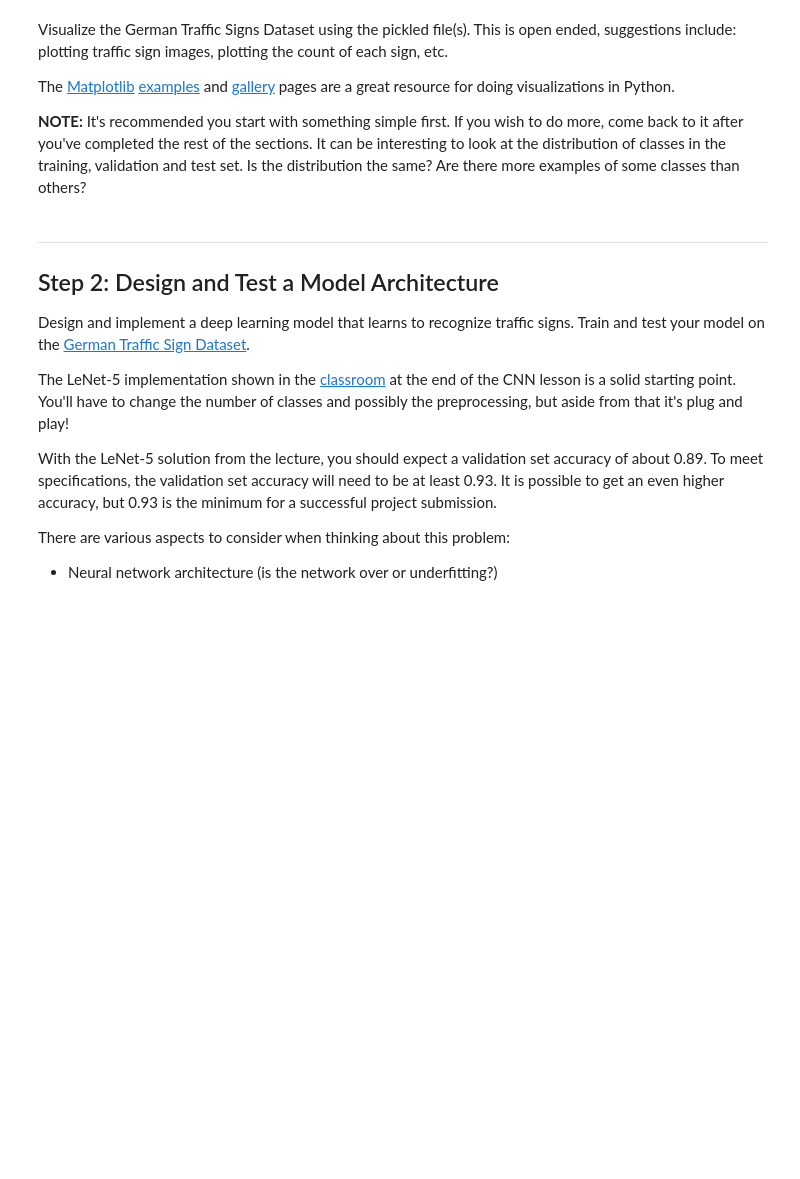
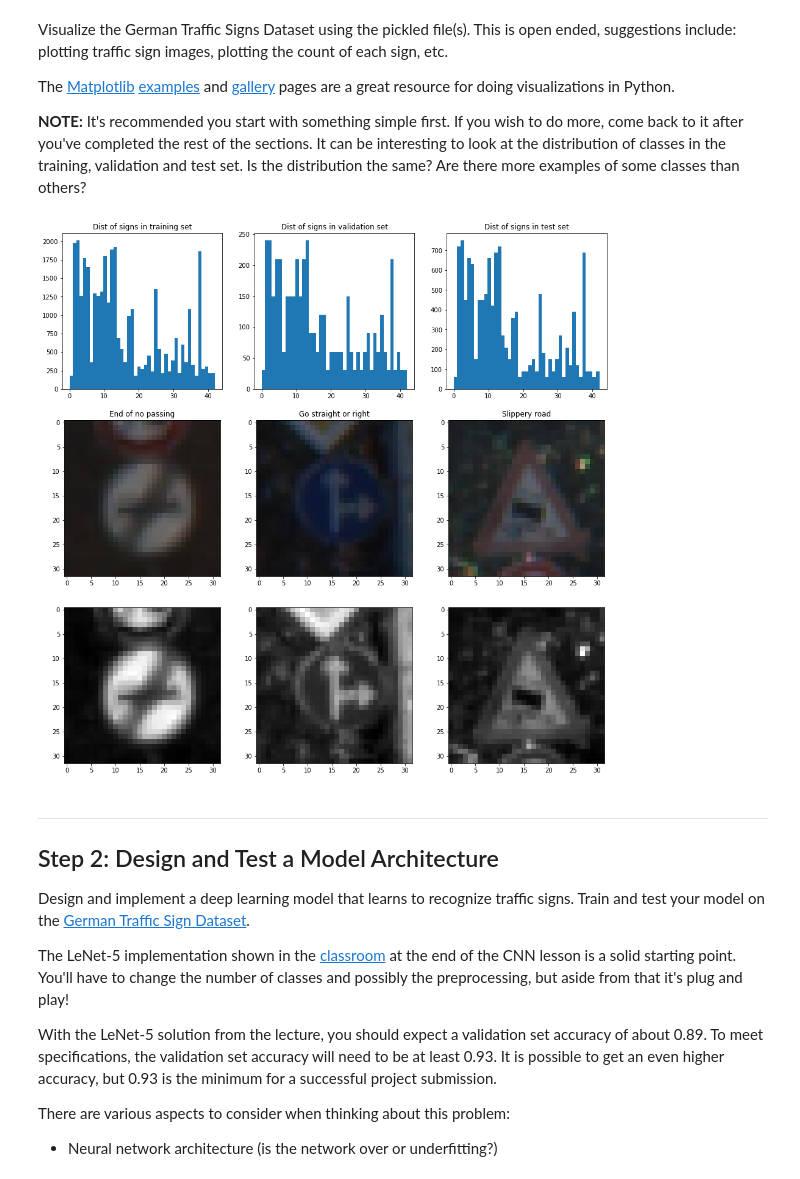
Before and after one commit to cainex/CarND-Traffic-Sign-Classifier-Project, a Jupyter notebook: Traffic_Sign_Classifier.ipynb, the cells around one changed output. Drawn from its saved outputs; the diff is of its cells as text; code cells hidden in the pictures; blank space fills up the shorter version.

```diff
--- a/Traffic_Sign_Classifier.ipynb
+++ b/Traffic_Sign_Classifier.ipynb
@@ -25,9 +25,9 @@ import pickle
 
 # TODO: Fill this in based on where you saved the training and testing data
 
-training_file = "/mnt/raid/projects/udacity/sdc_nd/datasets/traffic-signs-data/train.p"
-validation_file= "/mnt/raid/projects/udacity/sdc_nd/datasets/traffic-signs-data/valid.p"
-testing_file = "/mnt/raid/projects/udacity/sdc_nd/datasets/traffic-signs-data/test.p"
+training_file = "data/train.p"
+validation_file= "data/valid.p"
+testing_file = "data/test.p"
 
 with open(training_file, mode='rb') as f:
     train = pickle.load(f)
@@ -99,27 +108,39 @@ The [Matplotlib](http://matplotlib.org/) [examples](http://matplotlib.org/exampl
 # %%
 ### Data exploration visualization code goes here.
 ### Feel free to use as many code cells as needed.
 import matplotlib.pyplot as plt
+from skimage.color import rgb2gray
 # Visualizations will be shown in the notebook.
 %matplotlib inline
 
-fig, ax = plt.subplots(ncols=3, nrows=2, figsize=(16,16))
+fig, ax = plt.subplots(ncols=3, nrows=3, figsize=(16,16))
 
-print(ax.shape)
 ax[0][0].hist(train['labels'], bins=n_classes)
 ax[0][0].set_title('Dist of signs in training set')
 
 ax[0][1].hist(valid['labels'], bins=n_classes)
 ax[0][1].set_title('Dist of signs in validation set')
 
 ax[0][2].hist(test['labels'], bins=n_classes)
 ax[0][2].set_title('Dist of signs in test set')
 
-ax[1][0].imshow(train['features'][0])
-ax[1][1].imshow(train['features'][1000])
-ax[1][2].imshow(train['features'][2000])
+ax[1][0].imshow(X_train[0])
+ax[1][0].set_title(sign_labels_lookup[y_train[0]])
+ax[1][1].imshow(X_train[1000])
+ax[1][1].set_title(sign_labels_lookup[y_train[1000]])
+ax[1][2].imshow(X_train[2000])
+ax[1][2].set_title(sign_labels_lookup[y_train[2000]])
+
+ax[2][0].imshow(rgb2gray(X_train[0]), cmap='gray')
+ax[2][1].imshow(rgb2gray(X_train[1000]), cmap='gray')
+ax[2][2].imshow(rgb2gray(X_train[2000]), cmap='gray')
 
 plt.show()
+plt.cla()
+plt.clf()
+plt.close()
+# %% [output]
+[figure, added]
 # %% [markdown]
 ----
 
```
Also changed, not shown: parts of 25 cells of this notebook, 2 other files.
